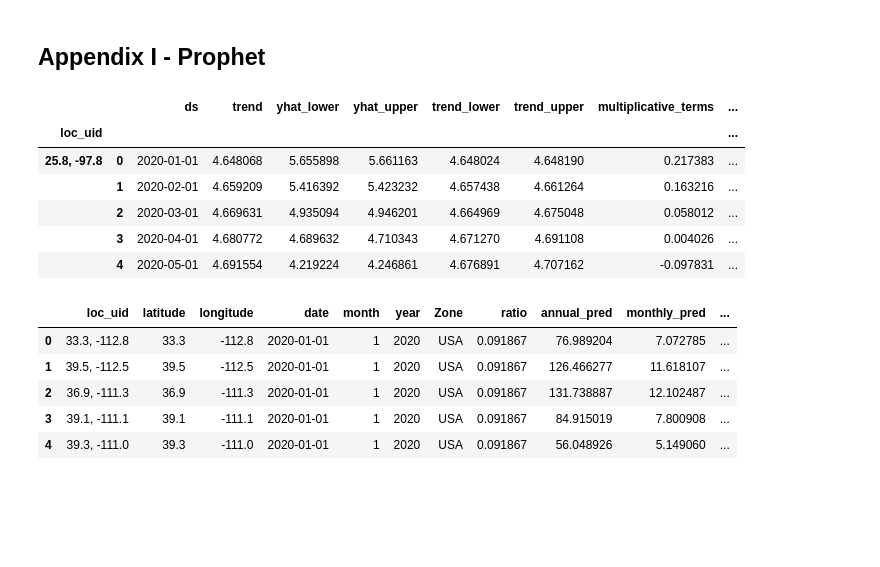
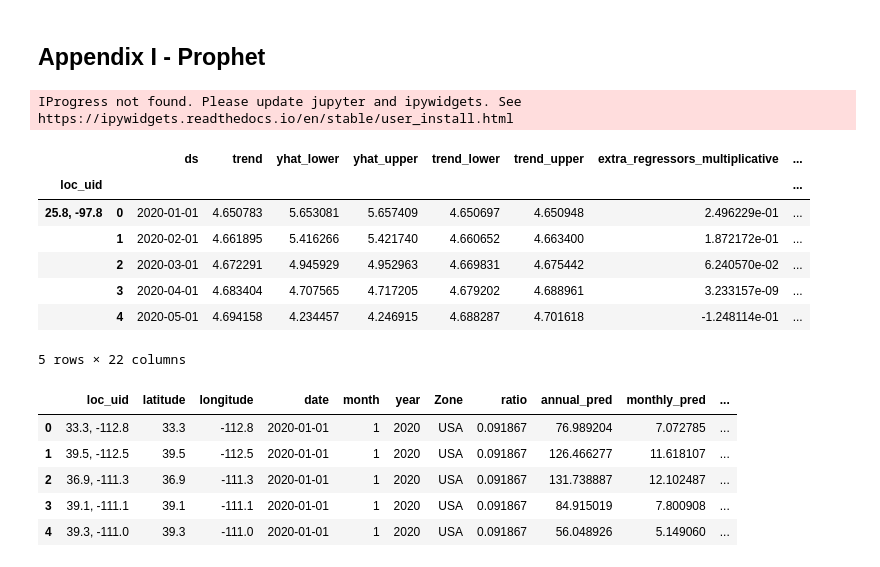
Before and after one commit to alexlach/spe-carbon-challenge, a Jupyter notebook: analysis.ipynb, the cells around one changed output. Saved outputs shown, nothing was run; the diff lists cells and outputs as text; code cells hidden in the pictures; blank space fills up the shorter version.

```diff
--- a/analysis.ipynb
+++ b/analysis.ipynb
@@ -184,33 +191,36 @@ We would like to thank the SPE GCS Data Analytics Study Group for hosting this c
 # %%
 from prophet import Prophet
 import warnings
 import logging
 warnings.filterwarnings('ignore')
 logging.getLogger('prophet').setLevel(logging.WARNING)
 
 train = df[df["year"] >= 2012].copy()
 train.rename({"date": "ds", "co2_monthly": "y"}, axis='columns', inplace=True)
 
 def predict_prophet(group, train):
     train = train[train["loc_uid"] == group["loc_uid"].iloc[0]]
     m = Prophet(seasonality_mode='multiplicative')
+    m.add_regressor("ratio")
     m.fit(train)
     forecast = m.predict(group)
     return forecast
 
 test = test_df.copy()
 test.rename({"date": "ds", "co2_monthly": "y"}, axis='columns', inplace=True)
 result = test.groupby("loc_uid").apply(predict_prophet, train)
 result = result[result["ds"] >= pd.to_datetime("2020-01-01")]
 result.head()
 # %% [output]
+IProgress not found. Please update jupyter and ipywidgets. See https://ipywidgets.readthedocs.io/en/stable/user_install.html
-|  |  | ds | trend | yhat_lower | yhat_upper | trend_lower | trend_upper | multiplicative_terms | ... |
+|  |  | ds | trend | yhat_lower | yhat_upper | trend_lower | trend_upper | extra_regressors_multiplicative | ... |
 | loc_uid |  |  |  |  |  |  |  |  | ... |
-| 25.8, -97.8 | 0 | 2020-01-01 | 4.648068 | 5.655898 | 5.661163 | 4.648024 | 4.648190 | 0.217383 | ... |
-|  | 1 | 2020-02-01 | 4.659209 | 5.416392 | 5.423232 | 4.657438 | 4.661264 | 0.163216 | ... |
-|  | 2 | 2020-03-01 | 4.669631 | 4.935094 | 4.946201 | 4.664969 | 4.675048 | 0.058012 | ... |
-|  | 3 | 2020-04-01 | 4.680772 | 4.689632 | 4.710343 | 4.671270 | 4.691108 | 0.004026 | ... |
-|  | 4 | 2020-05-01 | 4.691554 | 4.219224 | 4.246861 | 4.676891 | 4.707162 | -0.097831 | ... |
+| 25.8, -97.8 | 0 | 2020-01-01 | 4.650783 | 5.653081 | 5.657409 | 4.650697 | 4.650948 | 2.496229e-01 | ... |
+|  | 1 | 2020-02-01 | 4.661895 | 5.416266 | 5.421740 | 4.660652 | 4.663400 | 1.872172e-01 | ... |
+|  | 2 | 2020-03-01 | 4.672291 | 4.945929 | 4.952963 | 4.669831 | 4.675442 | 6.240570e-02 | ... |
+|  | 3 | 2020-04-01 | 4.683404 | 4.707565 | 4.717205 | 4.679202 | 4.688961 | 3.233157e-09 | ... |
+|  | 4 | 2020-05-01 | 4.694158 | 4.234457 | 4.246915 | 4.688287 | 4.701618 | -1.248114e-01 | ... |
+5 rows × 22 columns
 # %%
 pred_df = result[["ds", "yhat"]].reset_index().drop("level_1", axis="columns")
 pred_df.head()
```
Also changed, not shown: parts of 5 cells of this notebook, 1 other file.
